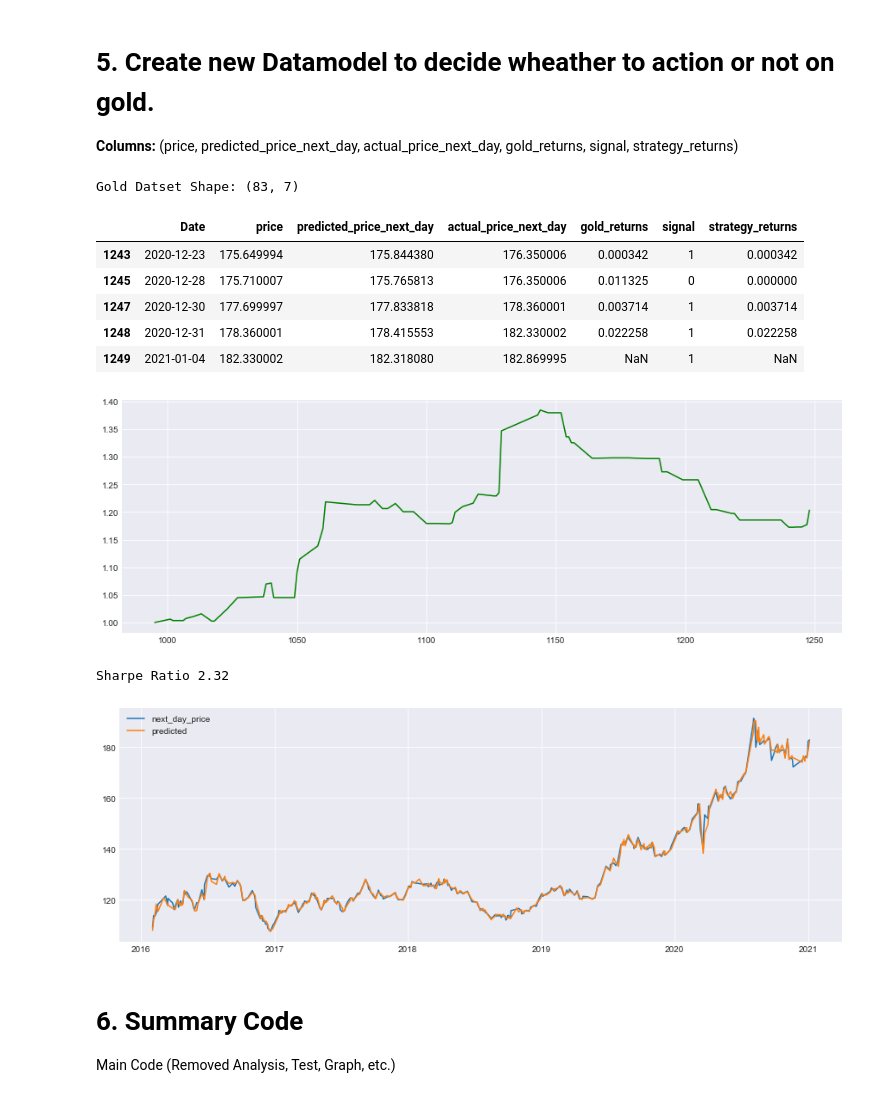
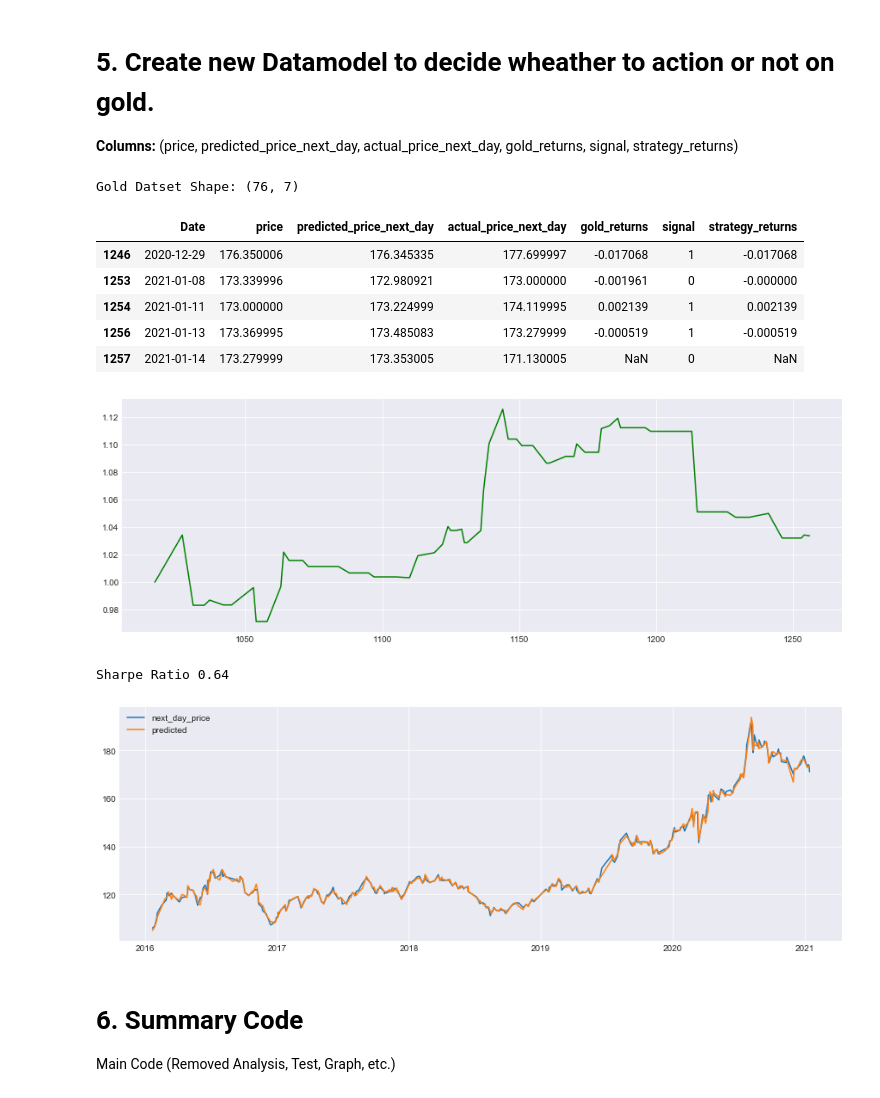
Before and after one commit to D4Techs/d4techs.github.io, a Jupyter notebook: ML Models/GLD Shares Price Predictor Model - Durgesh.ipynb, the cells around one changed output. Drawn from its saved outputs; the diff is of its cells as text; code cells hidden in the pictures.

```diff
--- a/ML Models/GLD Shares Price Predictor Model - Durgesh.ipynb
+++ b/ML Models/GLD Shares Price Predictor Model - Durgesh.ipynb
@@ -61,7 +61,6 @@ array([[<matplotlib.axes._subplots.AxesSubplot object at 0x...>,
 # %%
 # Define explanatory variables
 Df['S_3'] = Df['Close'].rolling(window=3).mean()
-Df['S_9'] = Df['Close'].rolling(window=9).mean()
 Df['next_day_price'] = Df['Close'].shift(-1)
 
 Df = Df.dropna()
@@ -108,10 +106,10 @@ Let's rock and build some models to predict something.
 # %%
 # Define dependent & independent variable
-X = Df[["Open","High","Low","Close","Adj Close","Volume","S_3","S_9"]]
+X = Df[["Open","High","Low","Close","Adj Close","Volume","S_3"]]
 y = Df['next_day_price']
 
 # Split the data into train and test dataset
-X_train, X_test, y_train, y_test = train_test_split(X, y, test_size=0.33, random_state=42)
+X_train, X_test, y_train, y_test = train_test_split(X, y, test_size=0.30)
 
 # test_size = 70%
 t = int(0.7 *len(Df))
@@ -261,34 +258,34 @@ gold['strategy_returns'] = gold.signal * gold['gold_returns']
 print("Gold Datset Shape: " + str( (gold.shape) ) )
 gold.tail()
 # %% [output]
-Gold Datset Shape: (83, 7)
+Gold Datset Shape: (76, 7)
 |  | Date | price | predicted_price_next_day | actual_price_next_day | gold_returns | signal | strategy_returns |
-| 1243 | 2020-12-23 | 175.649994 | 175.844380 | 176.350006 | 0.000342 | 1 | 0.000342 |
-| 1245 | 2020-12-28 | 175.710007 | 175.765813 | 176.350006 | 0.011325 | 0 | 0.000000 |
-| 1247 | 2020-12-30 | 177.699997 | 177.833818 | 178.360001 | 0.003714 | 1 | 0.003714 |
-| 1248 | 2020-12-31 | 178.360001 | 178.415553 | 182.330002 | 0.022258 | 1 | 0.022258 |
-| 1249 | 2021-01-04 | 182.330002 | 182.318080 | 182.869995 | NaN | 1 | NaN |
+| 1246 | 2020-12-29 | 176.350006 | 176.345335 | 177.699997 | -0.017068 | 1 | -0.017068 |
+| 1253 | 2021-01-08 | 173.339996 | 172.980921 | 173.000000 | -0.001961 | 0 | -0.000000 |
+| 1254 | 2021-01-11 | 173.000000 | 173.224999 | 174.119995 | 0.002139 | 1 | 0.002139 |
+| 1256 | 2021-01-13 | 173.369995 | 173.485083 | 173.279999 | -0.000519 | 1 | -0.000519 |
+| 1257 | 2021-01-14 | 173.279999 | 173.353005 | 171.130005 | NaN | 0 | NaN |
 # %%
 # IF we follow this strategy THEN we'll get profit as below graph:
 #plt.ylabel('Cumulative Returns')
 ((gold['strategy_returns']+1).cumprod()).plot( figsize=(15,5),color='g')
 plt.show()
 # %% [output]
-[figure, old version]
+[figure, new version]
 # %%
 print('Sharpe Ratio %.2f' % (gold['strategy_returns'].mean()/gold['strategy_returns'].std()*(252**0.5)) )
 
-Df["predicted"] = linear.predict(Df[ ["Open","High","Low","Close","Adj Close","Volume","S_3","S_9"] ] )
+Df["predicted"] = linear.predict(Df[ ["Open","High","Low","Close","Adj Close","Volume","S_3"] ] )
 Df["Diff"] = Df["predicted"] - Df["Close"]
 
 plt.figure(figsize=(15,5))
 plt.plot(Df["Date"], Df["next_day_price"])
 plt.plot(Df["Date"], Df["predicted"])
 plt.legend()
 plt.show()
 # %% [output]
-Sharpe Ratio 2.32
+Sharpe Ratio 0.64
-[figure, old version]
+[figure, new version]
 # %% [markdown]
 # 6. Summary Code
 Main Code (Removed Analysis, Test, Graph, etc.)
```
Also changed, not shown: parts of 12 cells of this notebook.
